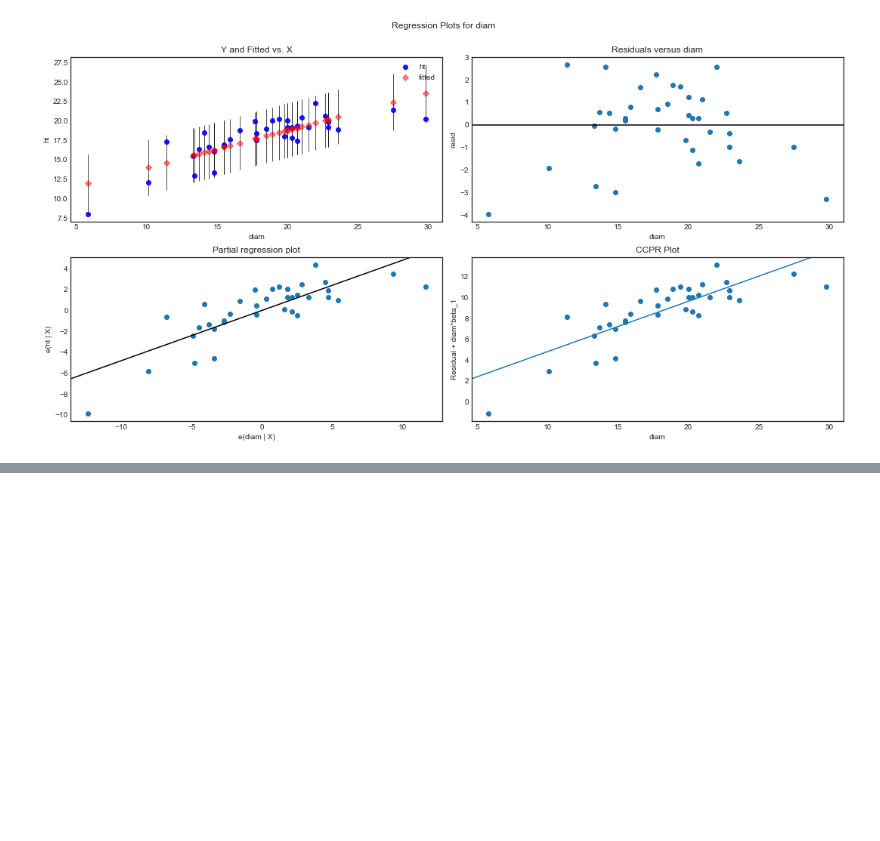
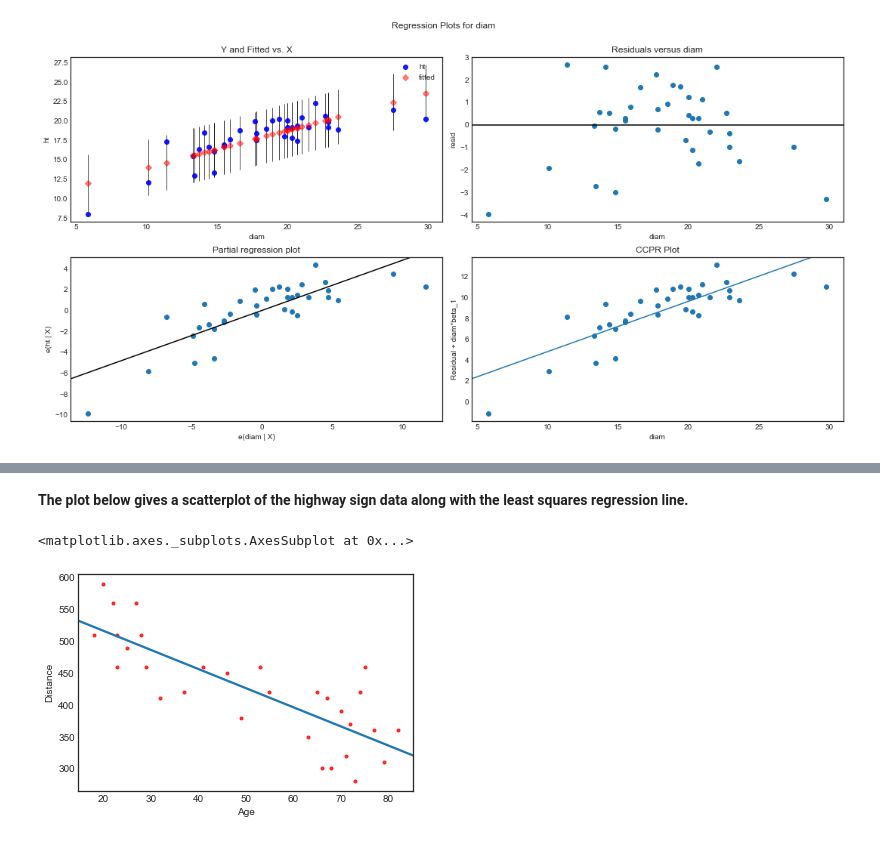
Before and after one commit to naivelogic/Machine_Learning_Notebooks, a Jupyter notebook: Data_Science/Stats Foundation/Regression Methods/[lab] PennState Regression.ipynb, the cells around one changed output, grey strips where cells are left out. Drawn from its saved outputs; the diff is of its cells as text; code cells hidden in the pictures; blank space fills up the shorter version.

```diff
--- a/Data_Science/Stats Foundation/Regression Methods/[lab] PennState Regression.ipynb
+++ b/Data_Science/Stats Foundation/Regression Methods/[lab] PennState Regression.ipynb
@@ -545,0 +611,3 @@ fig = sm.graphics.plot_regress_exog(tree_model, "diam", fig=fig)
+# %%
+drive = pd.read_table("./data/driver_age_sign.txt")
+drive.head()
@@ -545,0 +621,9 @@ fig = sm.graphics.plot_regress_exog(tree_model, "diam", fig=fig)
+# %% [markdown]
+
+__The plot below gives a scatterplot of the highway sign data along with the least squares regression line.__
+# %%
+sns.regplot(x = drive.Age, y = drive.Distance, order = 1,
+           ci = None, scatter_kws={'color':'r', 's':9})
+# %% [output]
+<matplotlib.axes._subplots.AxesSubplot at 0x...>
+[figure, added]
```
Also changed, not shown: parts of 16 cells of this notebook.
